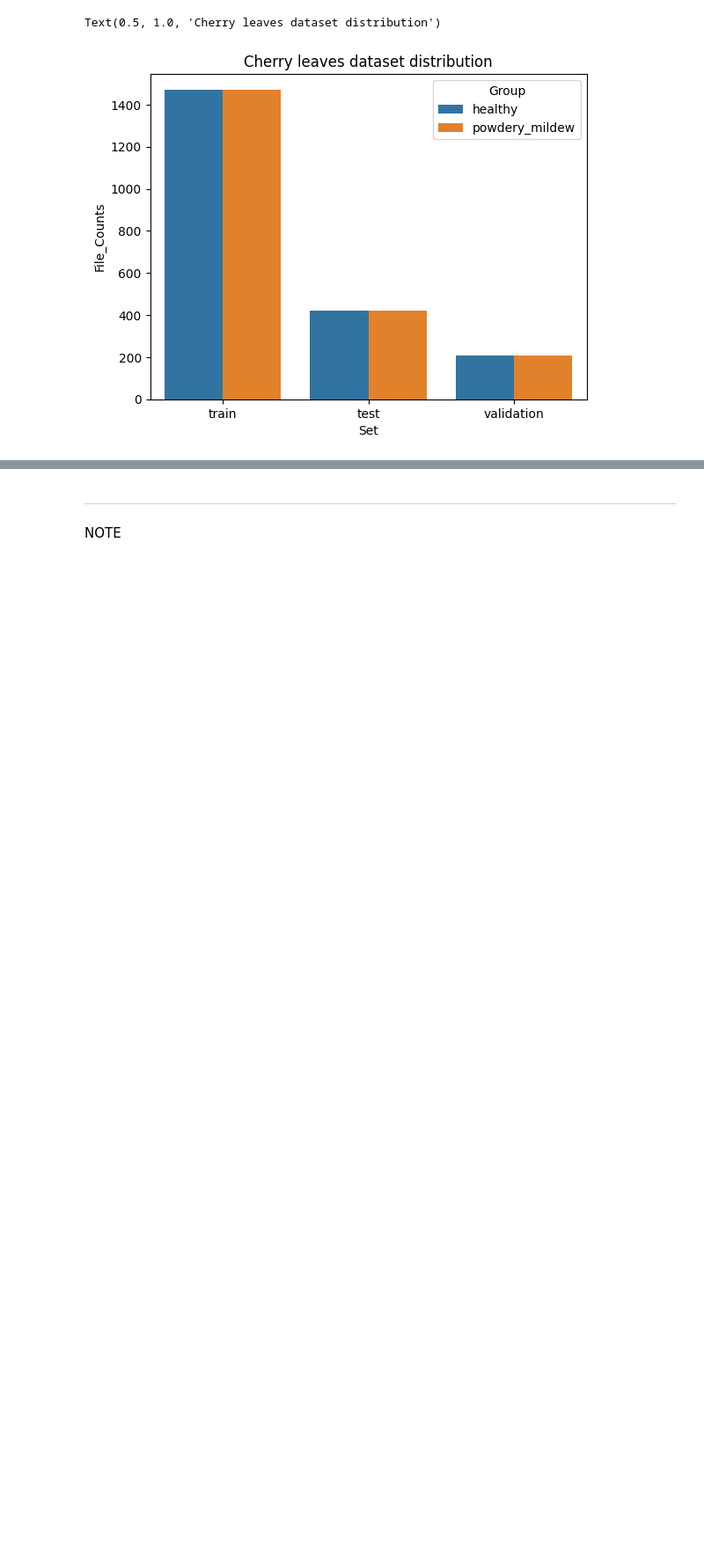
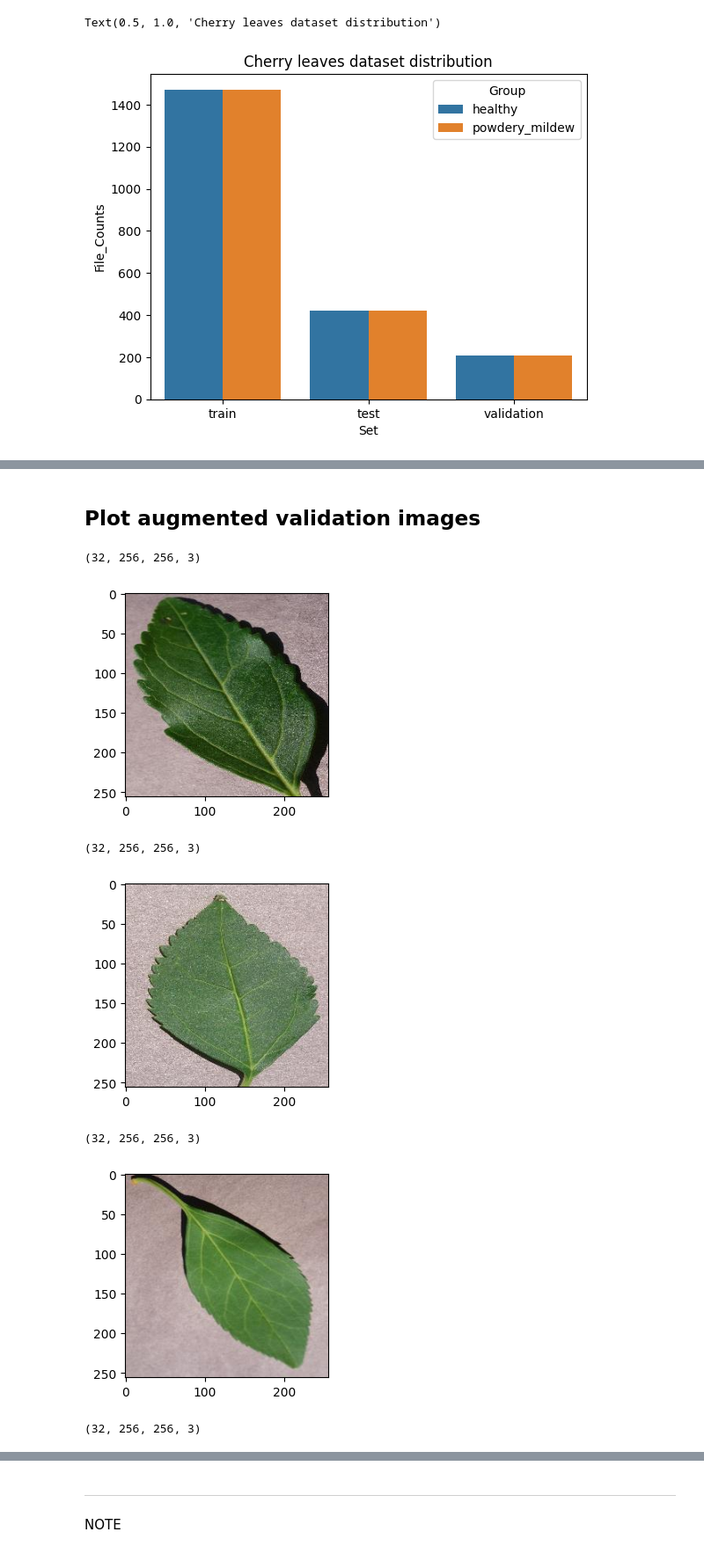
Before and after one commit to BGCG/project-5, a Jupyter notebook: jupyter_notebooks/ModelEvaluation.ipynb, the cells around one changed output, grey strips where cells are left out. Shown at 88% size. Drawn from its saved outputs; the diff is of its cells as text; code cells hidden in the pictures; blank space fills up the shorter version.

```diff
--- a/jupyter_notebooks/ModelEvaluation.ipynb
+++ b/jupyter_notebooks/ModelEvaluation.ipynb
@@ -123,0 +162,9 @@ Text(0.5, 1.0, 'Cherry leaves dataset distribution')
+# %%
+val_set = ImageDataGenerator(rescale=1./255).flow_from_directory(val_dir,
+                                                   target_size=image_shape[:2],
+                                                   color_mode='rgb',
+                                                   batch_size=batch_size,
+                                                   class_mode='binary',
+                                                   shuffle=False
+                                                   )
+val_set.class_indices
@@ -123,0 +215,17 @@ Text(0.5, 1.0, 'Cherry leaves dataset distribution')
+# %% [markdown]
+## Plot augmented validation images
+# %%
+for i in range(4):
+    plt.figure(figsize=(3,3))
+    img, label = val_set.next()
+    plt.imshow(img[i])
+    print(img.shape)
+    plt.show()
+# %% [output]
+(32, 256, 256, 3)
+[figure, added]
+(32, 256, 256, 3)
+[figure, added]
+(32, 256, 256, 3)
+[figure, added]
+(32, 256, 256, 3)
```
Also changed, not shown: parts of 19 cells of this notebook.
